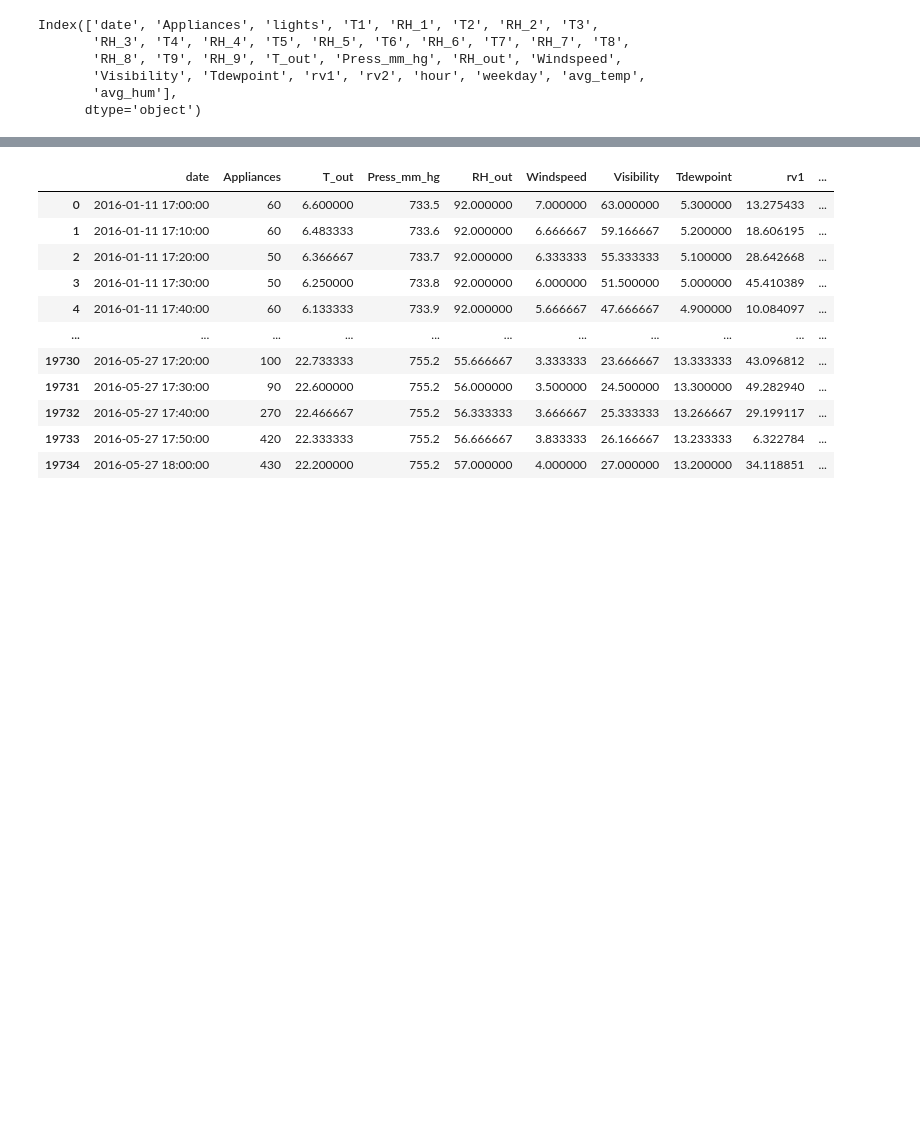
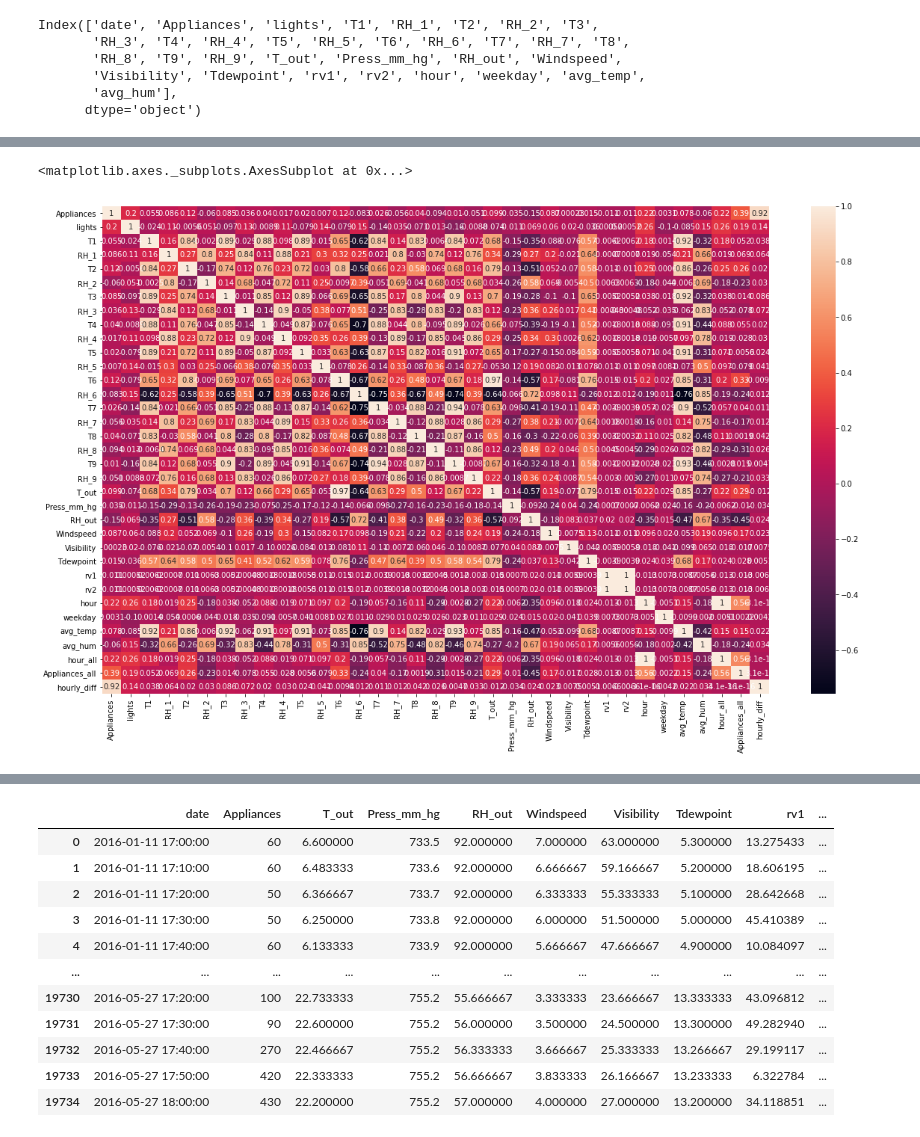
Before and after one commit to Shubhankitsirvaiya/Appliance-Energy-Prediction, a Jupyter notebook: Capstone_Project_Regression.ipynb, the cells around one changed output, grey strips where cells are left out. Saved outputs shown, nothing was run; the diff lists cells and outputs as text; code cells hidden in the pictures; blank space fills up the shorter version.

```diff
--- a/Capstone_Project_Regression.ipynb
+++ b/Capstone_Project_Regression.ipynb
@@ -211,0 +222,18 @@ Index(['date', 'Appliances', 'lights', 'T1', 'RH_1', 'T2', 'RH_2', 'T3',
+# %%
+#lets create features based on consumption level.
+# is for a particular 10 mins the enerygy consumption is far greater than hour avg then it will be high consumtion or else
+def consump_level(x):
+  if x>25:
+    return 'high consump'
+  elif x<(-25):
+    return 'low consump'
+
+df_1=df.join(hour_eng,on='hour',rsuffix='_all')
+df_1['hourly_diff']=df_1['Appliances']-df_1['Appliances_all']
+df_1['level']=df_1['hourly_diff'].apply(consump_level)
+# %%
+plt.figure(figsize=(20,12))
+sns.heatmap(df_1.corr(),annot=True,)
+# %% [output]
+<matplotlib.axes._subplots.AxesSubplot at 0x...>
+[figure, added]
```
Also changed, not shown: parts of 3 cells of this notebook.
